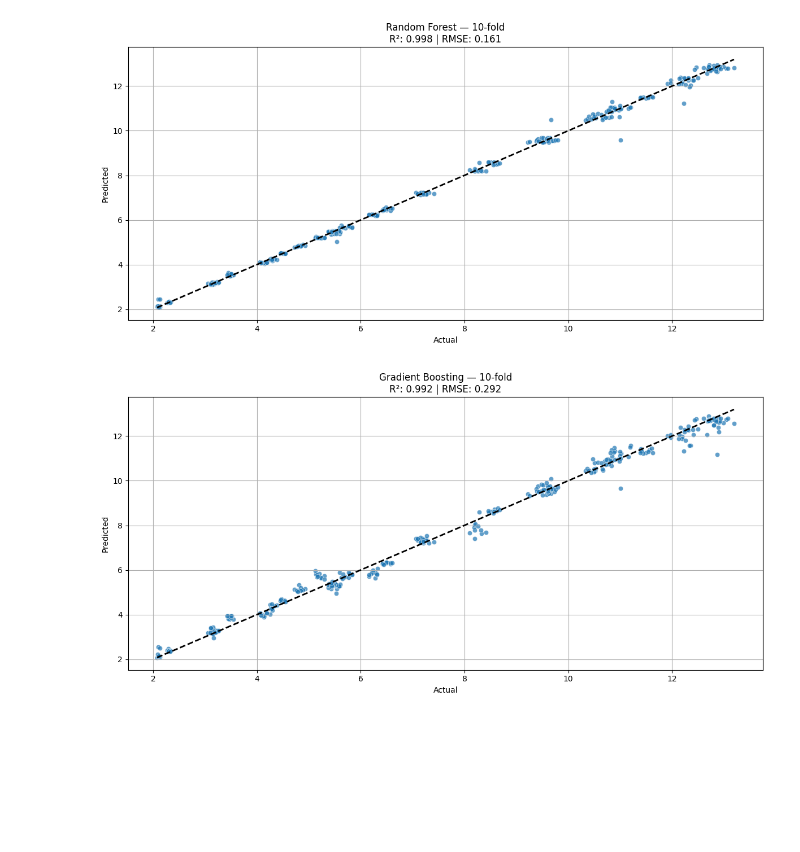
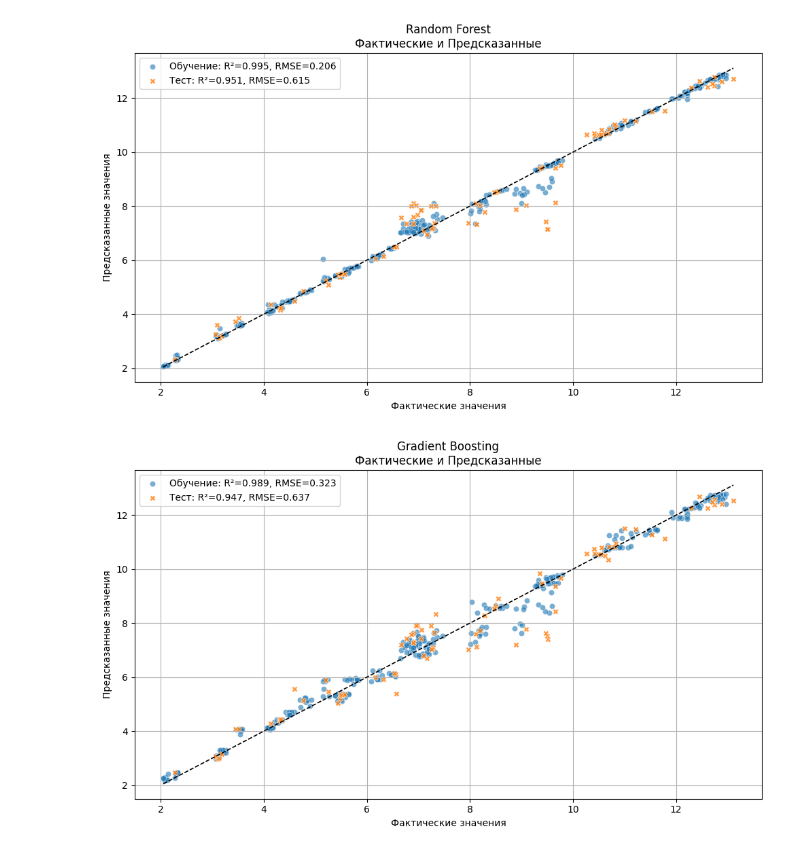
Before and after one commit to Darknessich/UASSML, a Jupyter notebook: notebooks/03_base_models_training/coverage.ipynb, the cells around one changed output. Drawn from its saved outputs; the diff is of its cells as text; code cells hidden in the pictures; blank space fills up the shorter version.

```diff
--- a/notebooks/03_base_models_training/coverage.ipynb
+++ b/notebooks/03_base_models_training/coverage.ipynb
@@ -73,17 +62,17 @@ results["LinearRegression"] = evaluate_kfold(X_scaled, y_scaled, LinearRegressio
 # Подбор гиперпараметров для SVR
 param_grid = {
     'kernel': ['linear', 'rbf', 'poly', 'sigmoid'],
-    'C': np.logspace(-2, 2, 3),        # 0.01, 1, 1000
+    'C': np.logspace(-2, 3, 6),        # 0.01, 0.1, 1, 10, 100, 1000
     'epsilon': np.logspace(-3, -1, 3), # 0.001, 0.01, 0.1
     'gamma': ['scale']
 }
 
 # Кросс-валидация
-cv = KFold(n_splits=5, shuffle=True, random_state=42)
+cv = KFold(n_splits=5, shuffle=True, random_state=0)
 
 # Grid Search
 grid_search = GridSearchCV(SVR(), param_grid, cv=cv, scoring='r2', n_jobs=-1, verbose=3)
-grid_search.fit(X_scaled, y_scaled)
+grid_search.fit(X_scaled_train, y_scaled_train)
 
 # Результаты
 print("Best parameters:", grid_search.best_params_)
@@ -100,17 +85,17 @@ np.float64(-1.3979400086720375)
 # Подбор гиперпараметров для SVR
 param_grid = {
     'kernel': ['rbf'],
-    'C': np.logspace(0, 1.1, 30),
-    'epsilon': np.logspace(-2, -1, 30),
+    'C': np.logspace(0, 2, 40),
+    'epsilon': np.logspace(-2, 0, 40),
     'gamma': ['scale']
 }
 
 # Кросс-валидация
-cv = KFold(n_splits=10, shuffle=True, random_state=42)
+cv = KFold(n_splits=10, shuffle=True, random_state=0)
 
 # Grid Search
 grid_search = GridSearchCV(SVR(), param_grid, cv=cv, scoring='r2', n_jobs=-1, verbose=2)
-grid_search.fit(X_scaled, y_scaled)
+grid_search.fit(X_scaled_train, y_scaled_train)
 
 # Результаты
 print("Best parameters:", grid_search.best_params_)
@@ -122,3 +107,7 @@ Best R2 score (KFold): 0.9835213937844844
 # %%
-results["SVR"] = evaluate_kfold(X_scaled, y_scaled, SVR(**grid_search.best_params_), "SVR")
+results["SVR"] = evaluate_holdout(
+    X_scaled_train, X_scaled_test,
+    y_scaled_train, y_scaled_test,
+    SVR(**grid_search.best_params_), "SVR"
+)
 # %% [output]
@@ -126,9 +115,17 @@ results["SVR"] = evaluate_kfold(X_scaled, y_scaled, SVR(**grid_search.best_param
 # %%
-results["RandomForest"] = evaluate_kfold(X_encoded , y_encoded , RandomForestRegressor(), "Random Forest")
+results["RandomForest"] = evaluate_holdout(
+    X_encoded_train, X_encoded_test,
+    y_encoded_train, y_encoded_test,
+    RandomForestRegressor(), "Random Forest"
+)
 # %% [output]
-[figure, old version]
+[figure, new version]
 # %%
-results["GradientBoosting"] = evaluate_kfold(X_encoded , y_encoded , GradientBoostingRegressor(), "Gradient Boosting")
+results["GradientBoosting"] = evaluate_holdout(
+    X_encoded_train, X_encoded_test,
+    y_encoded_train, y_encoded_test,
+    GradientBoostingRegressor(), "Gradient Boosting"
+)
 # %% [output]
-[figure, old version]
+[figure, new version]
 # %%
```
Also changed, not shown: parts of 15 cells of this notebook, 15 other files.
